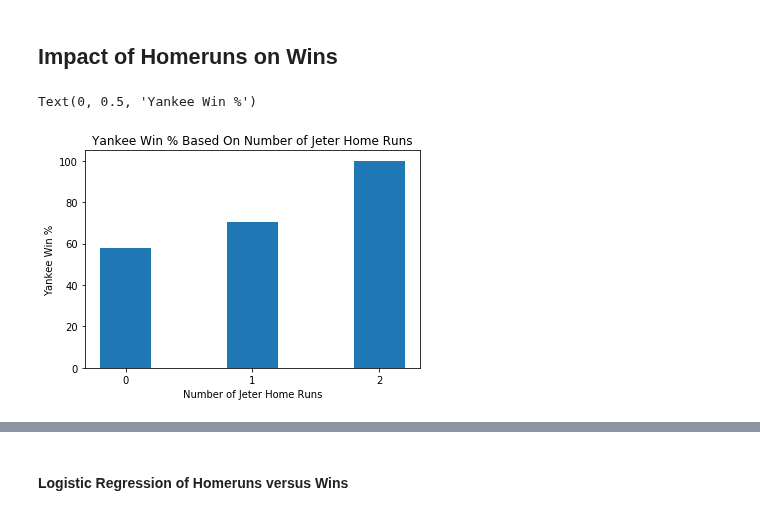
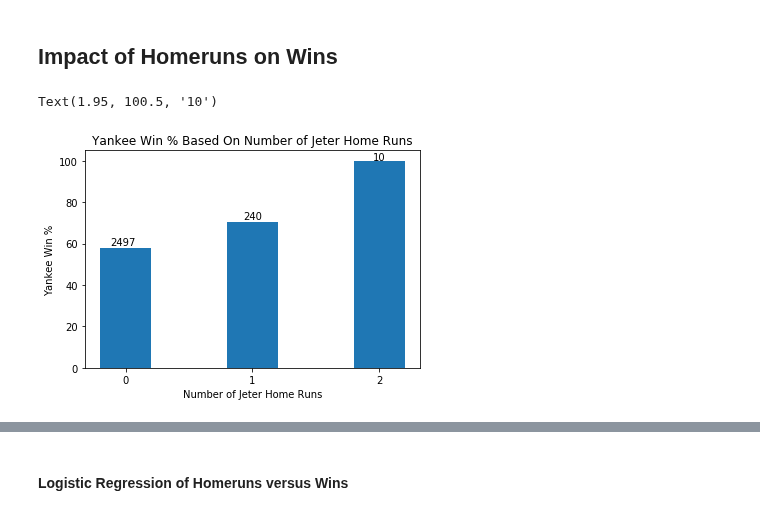
Before and after one commit to mattmaitland1/DerekJeterAnalysis, a Jupyter notebook: Project.ipynb, the cells around one changed output, grey strips where cells are left out. Cells and saved outputs as stored; diff of their text form; code cells hidden in the pictures.

```diff
--- a/Project.ipynb
+++ b/Project.ipynb
@@ -350,16 +362,19 @@ It appears once again that there is a positive correlation between the number of
 # %%
 zero_HR = jeter.loc[jeter['HR']==0]
 one_HR = jeter.loc[jeter['HR']==1]
 two_HR = jeter.loc[jeter['HR']==2]
 x = ['0','1','2']
 z = [zero_HR["win"].mean()*100,one_HR["win"].mean()*100,two_HR["win"].mean()*100]
 plt.bar(x,z,0.4)
 plt.title('Yankee Win % Based On Number of Jeter Home Runs')
 plt.xlabel("Number of Jeter Home Runs")
 plt.ylabel("Yankee Win %")
+plt.text(-.12,59,str(zero_HR["HR"].count()))
+plt.text(.93,72,str(one_HR["HR"].count()))
+plt.text(1.95,100.5,str(two_HR["HR"].count()))
 # %% [output]
-Text(0, 0.5, 'Yankee Win %')
+Text(1.95, 100.5, '10')
-[figure, old version]
+[figure, new version]
 # %%
 sns.regplot(data = jeter, x = 'HR', y = 'win')
 plt.show
```
Also changed, not shown: parts of 42 cells of this notebook.
